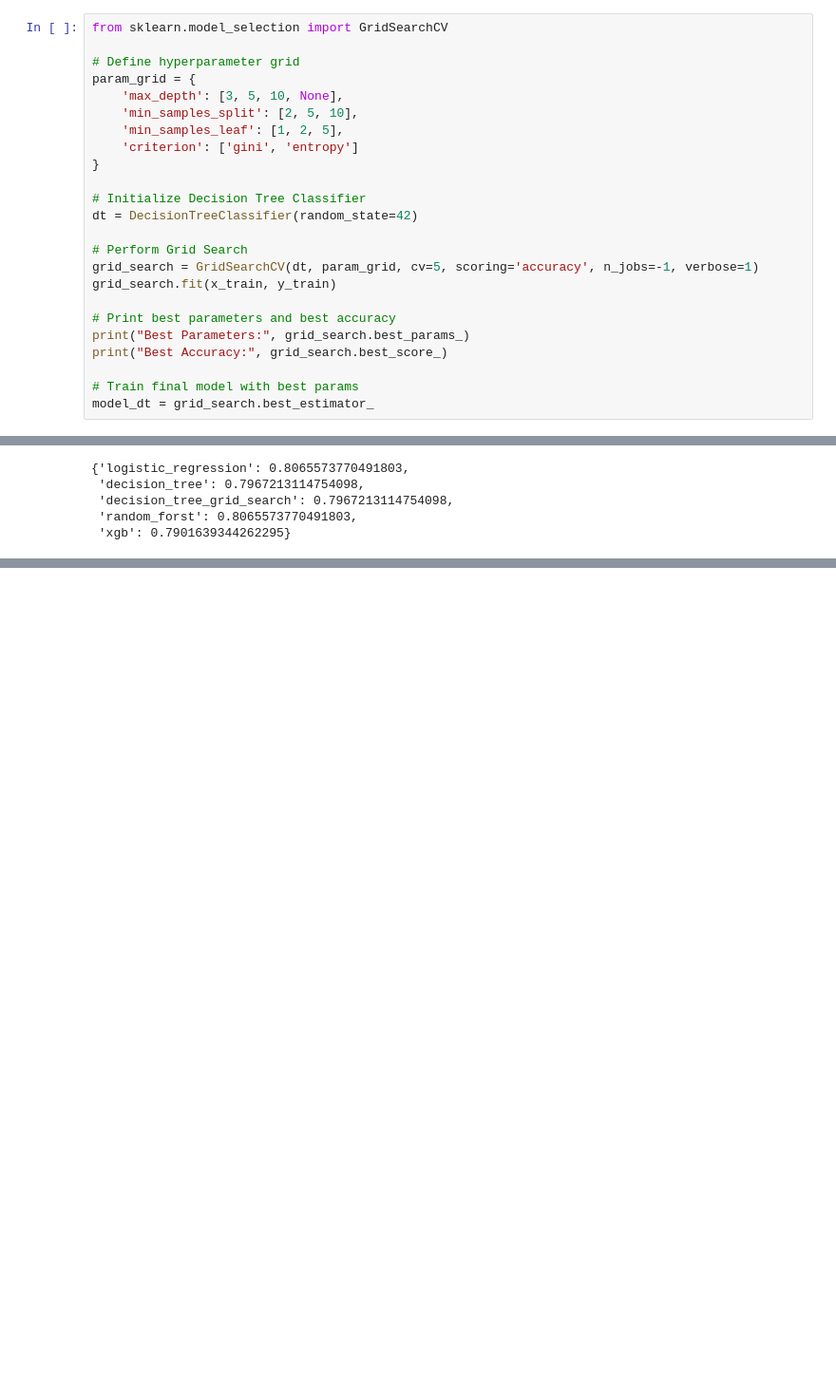
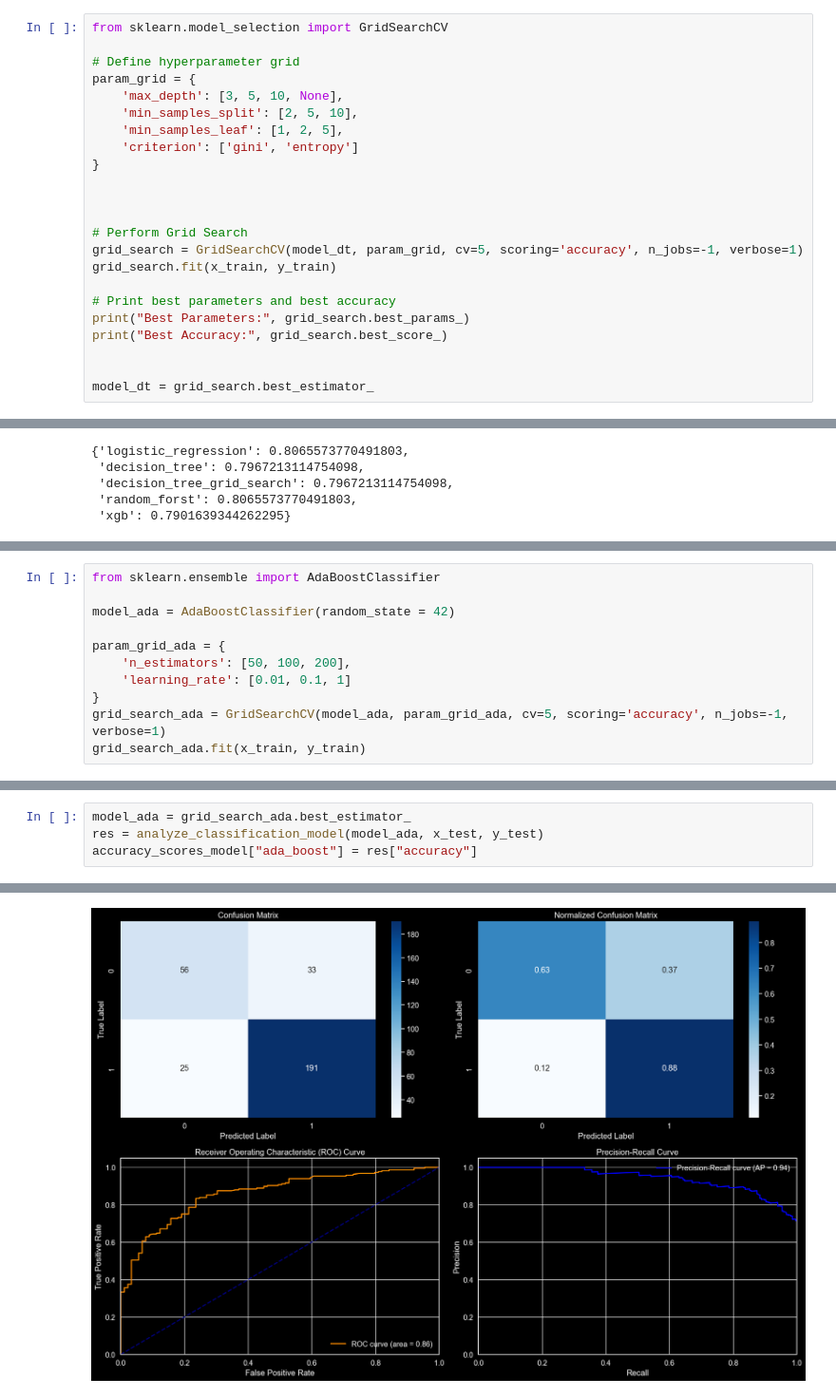
Before and after one commit to Shoyeb45/ElectionVotingPrediction, a Jupyter notebook: model.ipynb, the cells around one changed output, grey strips where cells are left out. Shown at 95% size. Saved outputs shown, nothing was run; the diff lists cells and outputs as text; blank space fills up the shorter version.

Commit message:
Completed modelling

```diff
--- a/model.ipynb
+++ b/model.ipynb
@@ -1242,18 +1242,17 @@ param_grid = {
     'criterion': ['gini', 'entropy']
 }
 
-# Initialize Decision Tree Classifier
-dt = DecisionTreeClassifier(random_state=42)
+
 
 # Perform Grid Search
-grid_search = GridSearchCV(dt, param_grid, cv=5, scoring='accuracy', n_jobs=-1, verbose=1)
+grid_search = GridSearchCV(model_dt, param_grid, cv=5, scoring='accuracy', n_jobs=-1, verbose=1)
 grid_search.fit(x_train, y_train)
 
 # Print best parameters and best accuracy
 print("Best Parameters:", grid_search.best_params_)
 print("Best Accuracy:", grid_search.best_score_)
 
-# Train final model with best params
+
 model_dt = grid_search.best_estimator_
 # %% [output]
 Fitting 5 folds for each of 72 candidates, totalling 360 fits
@@ -1371,0 +1373,11 @@ accuracy_scores_model
+# %%
+from sklearn.ensemble import AdaBoostClassifier
+
+model_ada = AdaBoostClassifier(random_state = 42)
+
+param_grid_ada = {
+    'n_estimators': [50, 100, 200],
+    'learning_rate': [0.01, 0.1, 1]
+}
+grid_search_ada = GridSearchCV(model_ada, param_grid_ada, cv=5, scoring='accuracy', n_jobs=-1, verbose=1)
+grid_search_ada.fit(x_train, y_train)
@@ -1371,0 +1390,5 @@ accuracy_scores_model
+# %%
+model_ada = grid_search_ada.best_estimator_
+res = analyze_classification_model(model_ada, x_test, y_test)
+accuracy_scores_model["ada_boost"] = res["accuracy"]
+# %% [output]
@@ -1371,0 +1412 @@ accuracy_scores_model
+[figure, added]
```
Also changed, not shown: parts of 10 cells of this notebook.
